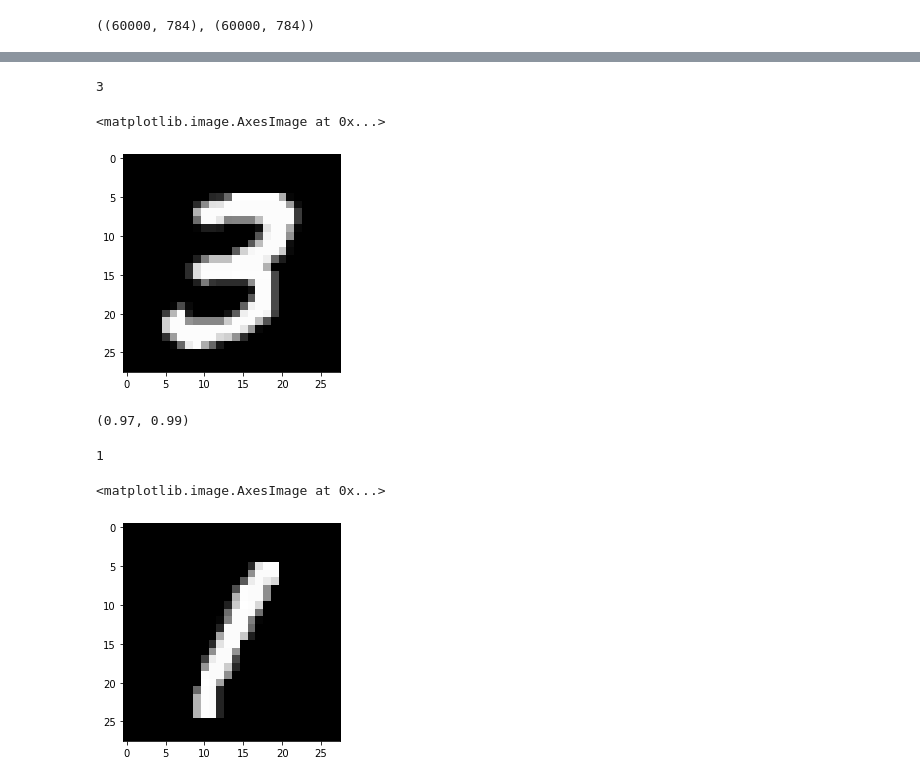
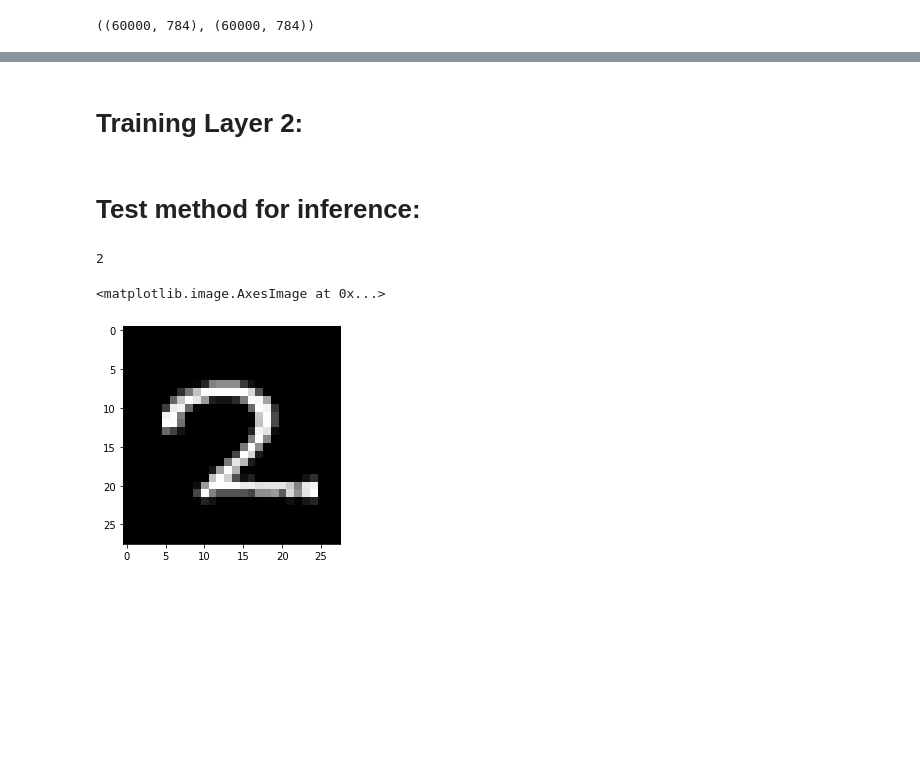
Before and after one commit to amirrezarajabi/Tensorflow-Forward-Forward, a Jupyter notebook: Main.ipynb, the cells around one changed output, grey strips where cells are left out. Saved outputs shown, nothing was run; the diff lists cells and outputs as text; code cells hidden in the pictures; blank space fills up the shorter version.

```diff
--- a/Main.ipynb
+++ b/Main.ipynb
@@ -82,7 +101,7 @@ from tqdm.auto import tqdm
 # %%
-batch_size = 500
-y_pos = np.ones((batch_size)) * -1
-y_neg = np.ones((batch_size))
+batch_size = 1000
+y_pos = np.ones((batch_size)) * -1 # to maximize goodness function for positive data
+y_neg = np.ones((batch_size)) # to minimize goodness function for negative data
 for ep in tqdm(range(500)):
   for b in range(pos.shape[0] // batch_size):
     x = pos[b * batch_size: (b + 1) * batch_size]
@@ -101,12 +120,16 @@ pos1.shape, neg1.shape
 (TensorShape([60000, 500]), TensorShape([60000, 500]))
+# %% [markdown]
+# Training Layer 2:
 # %%
-batch_size = 500
+batch_size = 1000
 for ep in tqdm(range(500)):
   for b in range(pos.shape[0] // batch_size):
     x = pos1[b * batch_size: (b + 1) * batch_size]
     layer2.train_on_batch(x, y_pos)
     x = neg1[b * batch_size: (b + 1) * batch_size]
     layer2.train_on_batch(x, y_neg)
+# %% [markdown]
+# Test method for inference:
 # %%
 def test(z):
   z = z.reshape(1, 784)
@@ -121,18 +158,8 @@ def test(z):
 # %%
-z = x_train[7]
+z = x_test[77]
 print(test(z))
 plt.imshow(z, cmap="gray")
 # %% [output]
-3
+2
 <matplotlib.image.AxesImage at 0x...>
-[figure, old version]
+[figure, new version]
-# %%
-acc = 0
-test_acc = 0
-for i in range(100):
-  acc += test(x_train[i]) == y_train[i]
-for i in range(100, 200):
-  test_acc += test(x_test[i]) == y_test[i]
-acc / 100, test_acc / 100
-# %% [output]
-(0.97, 0.99)
@@ -156,8 +165,0 @@ def test_loaded_model(z, layer1, layer2):
-# %%
-z = x_train[77]
-print(test_loaded_model(z, L1, L2))
-plt.imshow(z, cmap="gray")
-# %% [output]
-1
-<matplotlib.image.AxesImage at 0x...>
-[figure, removed]
```
Also changed, not shown: parts of 19 cells of this notebook, 2 other files.
